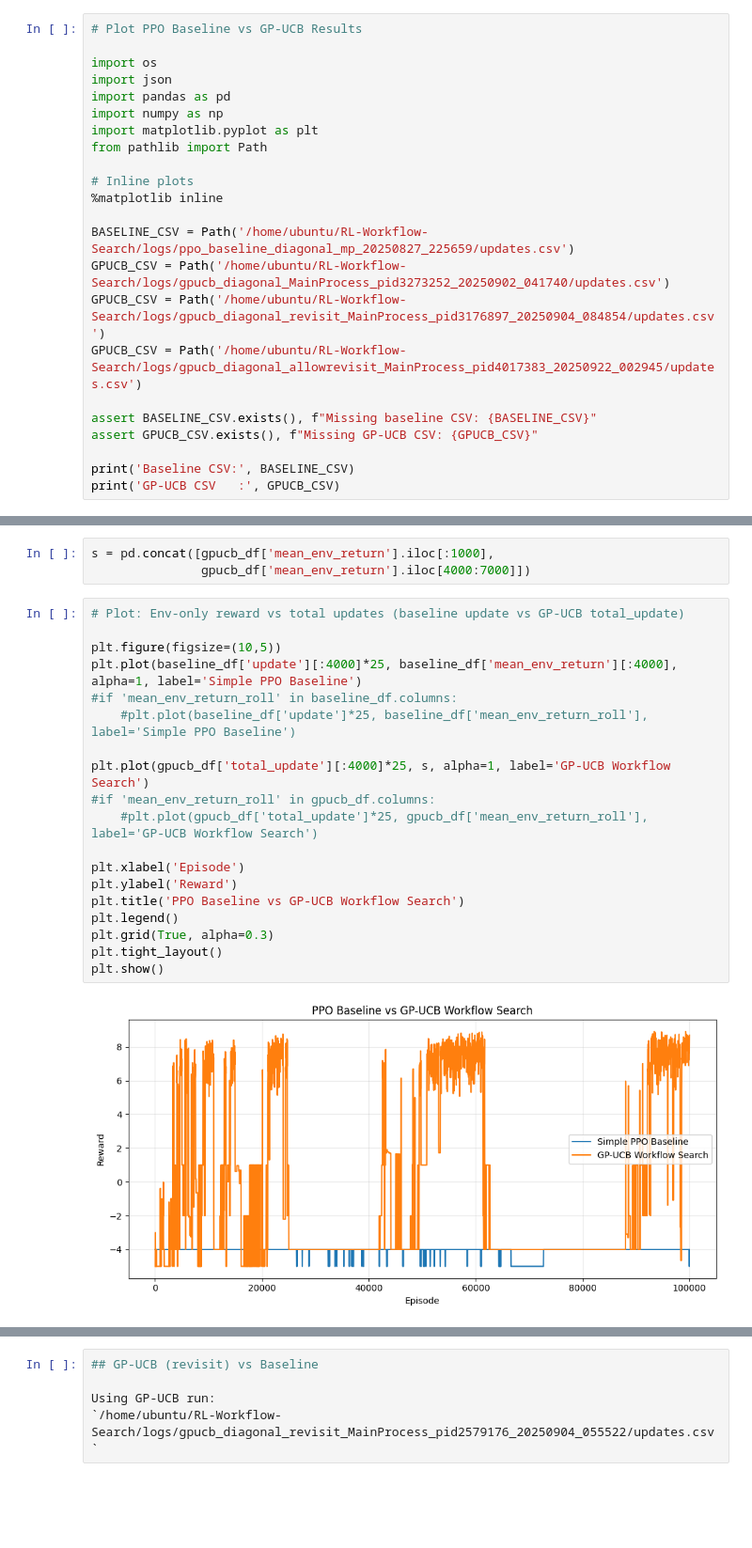
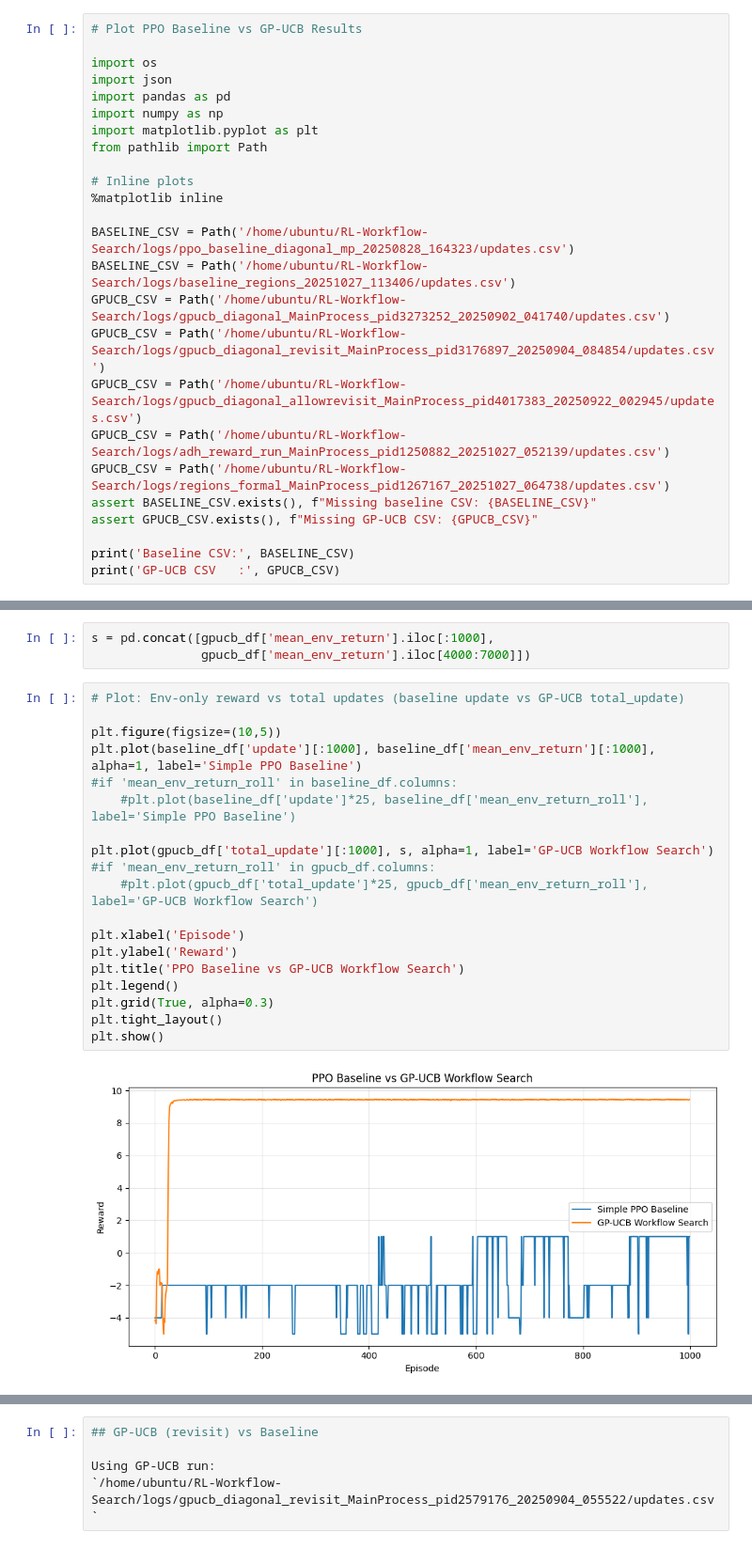
Before and after one commit to Guangyu-Jiang/RL-Workflow-Search, a Jupyter notebook: notebooks/plot_baseline_vs_gpucb.ipynb, the cells around one changed output, grey strips where cells are left out. Shown at 94% size. Saved outputs shown, nothing was run; the diff lists cells and outputs as text; blank space fills up the shorter version.

```diff
--- a/notebooks/plot_baseline_vs_gpucb.ipynb
+++ b/notebooks/plot_baseline_vs_gpucb.ipynb
@@ -11,11 +11,13 @@ from pathlib import Path
 # Inline plots
 %matplotlib inline
 
-BASELINE_CSV = Path('/home/ubuntu/RL-Workflow-Search/logs/ppo_baseline_diagonal_mp_20250827_225659/updates.csv')
+BASELINE_CSV = Path('/home/ubuntu/RL-Workflow-Search/logs/ppo_baseline_diagonal_mp_20250828_164323/updates.csv')
+BASELINE_CSV = Path('/home/ubuntu/RL-Workflow-Search/logs/baseline_regions_20251027_113406/updates.csv')
 GPUCB_CSV = Path('/home/ubuntu/RL-Workflow-Search/logs/gpucb_diagonal_MainProcess_pid3273252_20250902_041740/updates.csv')
 GPUCB_CSV = Path('/home/ubuntu/RL-Workflow-Search/logs/gpucb_diagonal_revisit_MainProcess_pid3176897_20250904_084854/updates.csv')
 GPUCB_CSV = Path('/home/ubuntu/RL-Workflow-Search/logs/gpucb_diagonal_allowrevisit_MainProcess_pid4017383_20250922_002945/updates.csv')
-
+GPUCB_CSV = Path('/home/ubuntu/RL-Workflow-Search/logs/adh_reward_run_MainProcess_pid1250882_20251027_052139/updates.csv')
+GPUCB_CSV = Path('/home/ubuntu/RL-Workflow-Search/logs/regions_formal_MainProcess_pid1267167_20251027_064738/updates.csv')
 assert BASELINE_CSV.exists(), f"Missing baseline CSV: {BASELINE_CSV}"
 assert GPUCB_CSV.exists(), f"Missing GP-UCB CSV: {GPUCB_CSV}"
 
@@ -129,24 +131,24 @@ s = pd.concat([gpucb_df['mean_env_return'].iloc[:1000],
 # %%
 # Plot: Env-only reward vs total updates (baseline update vs GP-UCB total_update)
 
 plt.figure(figsize=(10,5))
-plt.plot(baseline_df['update'][:4000]*25, baseline_df['mean_env_return'][:4000], alpha=1, label='Simple PPO Baseline')
+plt.plot(baseline_df['update'][:1000], baseline_df['mean_env_return'][:1000], alpha=1, label='Simple PPO Baseline')
 #if 'mean_env_return_roll' in baseline_df.columns:
     #plt.plot(baseline_df['update']*25, baseline_df['mean_env_return_roll'], label='Simple PPO Baseline')
 
-plt.plot(gpucb_df['total_update'][:4000]*25, s, alpha=1, label='GP-UCB Workflow Search')
+plt.plot(gpucb_df['total_update'][:1000], s, alpha=1, label='GP-UCB Workflow Search')
 #if 'mean_env_return_roll' in gpucb_df.columns:
     #plt.plot(gpucb_df['total_update']*25, gpucb_df['mean_env_return_roll'], label='GP-UCB Workflow Search')
 
 plt.xlabel('Episode')
 plt.ylabel('Reward')
 plt.title('PPO Baseline vs GP-UCB Workflow Search')
 plt.legend()
 plt.grid(True, alpha=0.3)
 plt.tight_layout()
 plt.show()
 # %% [output]
-[figure, old version]
+[figure, new version]
 # %%
 import matplotlib.pyplot as plt
 
```
Also changed, not shown: parts of 6 cells of this notebook, 2 other files.
